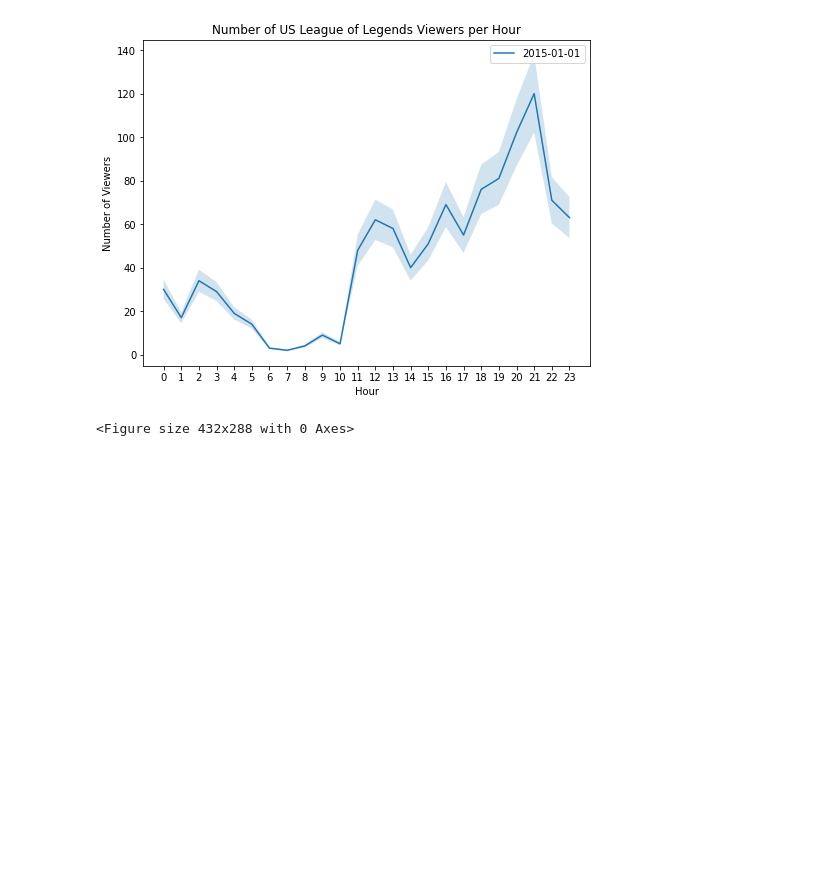
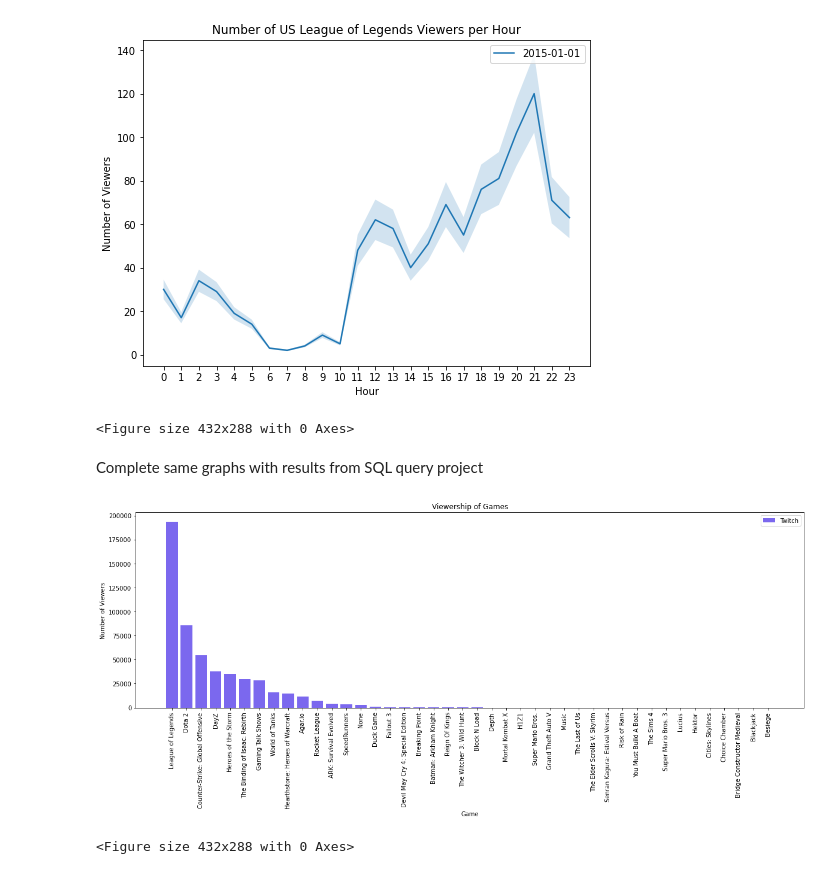
Before and after one commit to bethharvey/Codecademy-Twitch-Project, a Jupyter notebook: Twitch Data Visualization Project.ipynb, the cells around one changed output. Cells and saved outputs as stored; diff of their text form; code cells hidden in the pictures; blank space fills up the shorter version.

```diff
--- a/Twitch Data Visualization Project.ipynb
+++ b/Twitch Data Visualization Project.ipynb
@@ -98,3 +98,48 @@ plt.clf()
 # %% [output]
 [figure]
 <Figure size 432x288 with 0 Axes>
+# %% [markdown]
+Complete same graphs with results from SQL query project
+# %%
+#Import query results for games and number of viewers
+
+from sqlite3 import connect
+
+con = connect('twitch.db')
+cur = con.cursor()
+
+query4 = ''
+with open('4.sql', 'r') as sql_file:
+    for line in sql_file:
+        query4 += line
+
+
+results4 = cur.execute(query4).fetchall()
+# %%
+#Save as list of two lists instead of list of tuples
+
+results4 = list(map(list, zip(*results4)))
+# %%
+#Save as two separate lists
+
+game_list = results4[0]
+game_list[13] = 'None'
+viewer_list = results4[1]
+# %%
+#Plot bar chart of viewers for each game
+
+plt.figure(figsize = (20, 6))
+
+plt.bar(range(len(game_list)), viewer_list, color = 'mediumslateblue')
+plt.title('Viewership of Games')
+plt.xlabel('Game')
+plt.ylabel('Number of Viewers')
+plt.legend(['Twitch'])
+ax = plt.subplot()
+ax.set_xticks(range(len(game_list)))
+ax.set_xticklabels(game_list, rotation = 90)
+plt.show()
+plt.clf()
+# %% [output]
+[figure, added]
+<Figure size 432x288 with 0 Axes>
```
Also changed, not shown: parts of 8 cells of this notebook.
